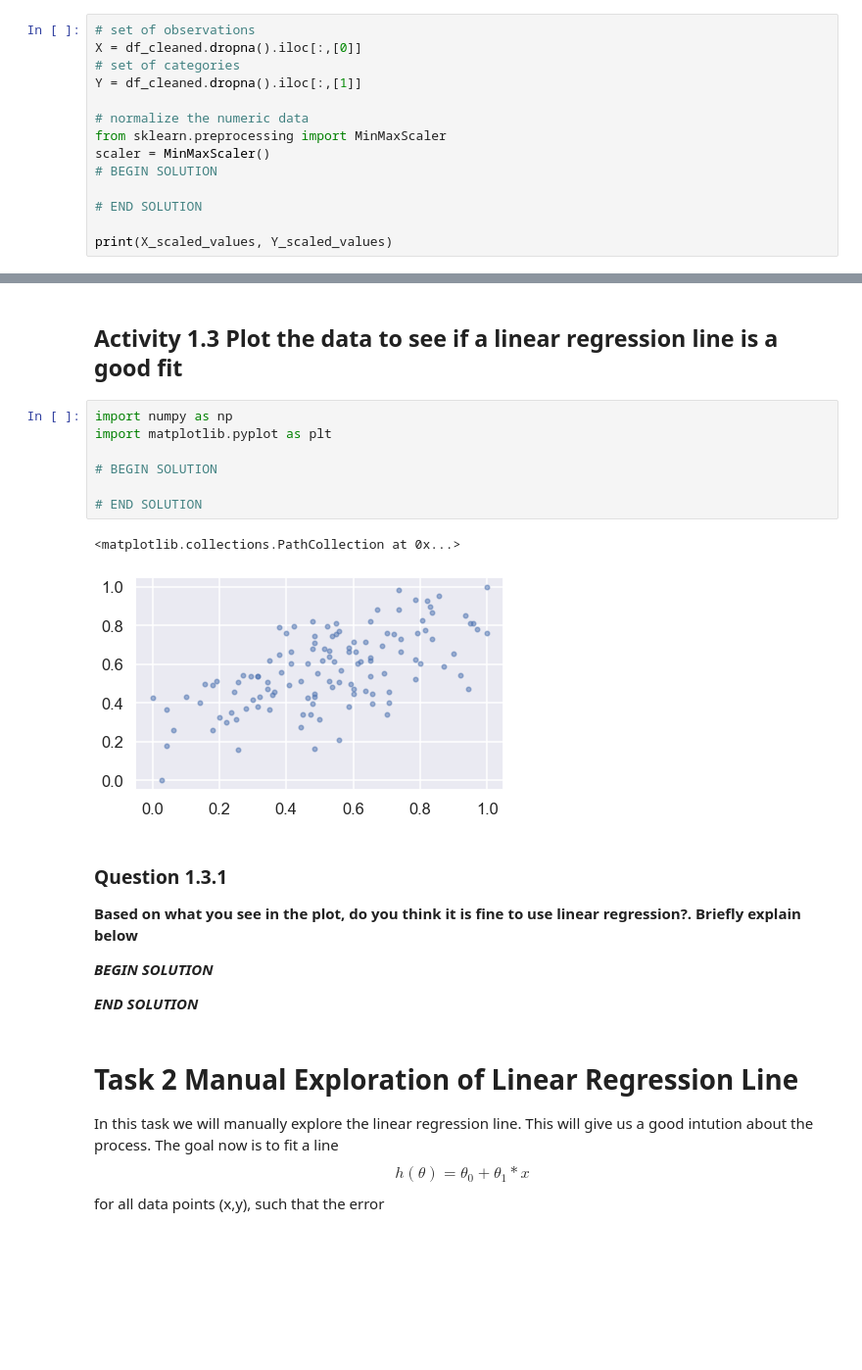
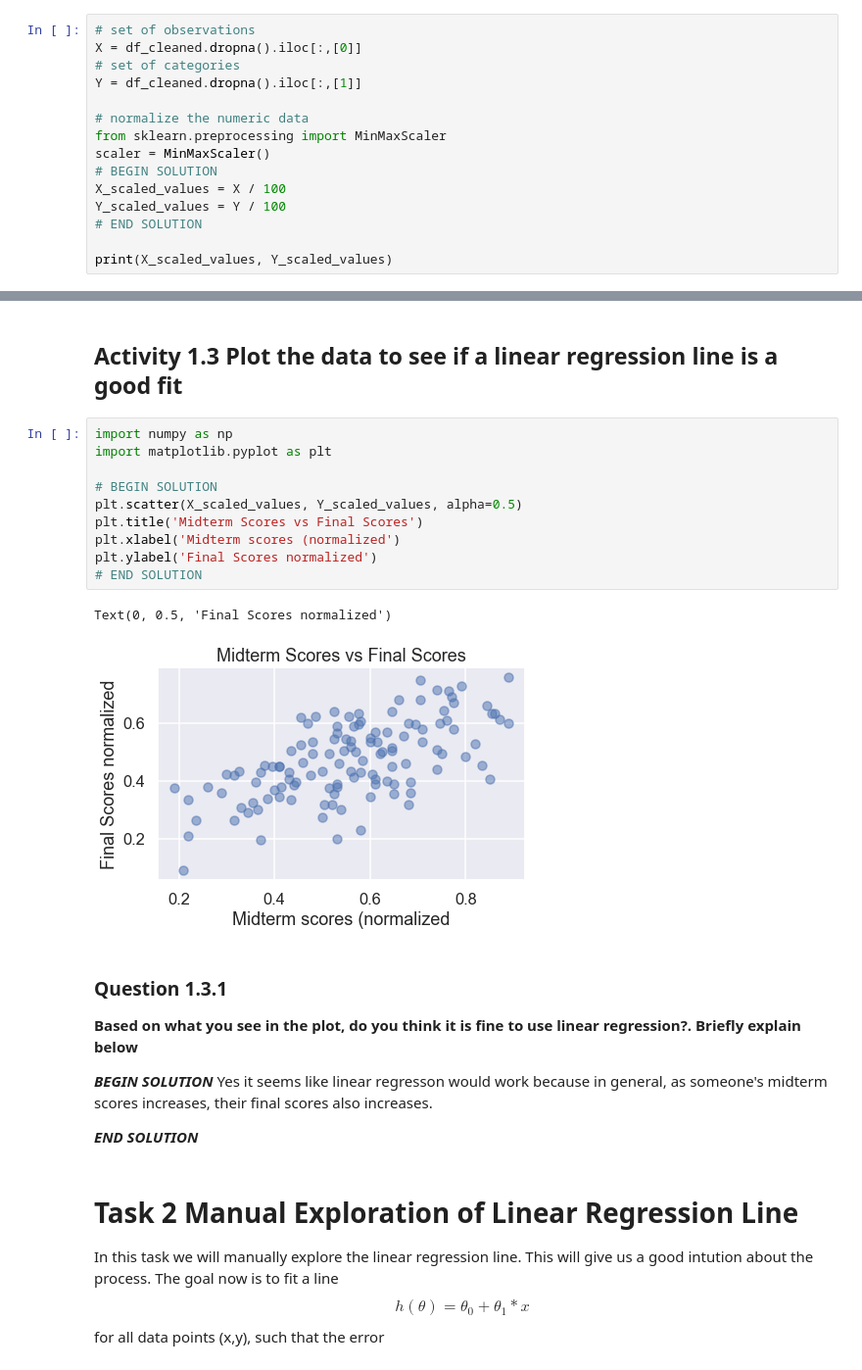
Before and after one commit to JakeTc/DSLabs, a Jupyter notebook: Lab 6/91_jt919_lab6.ipynb, the cells around one changed output, grey strips where cells are left out. Shown at 98% size. Saved outputs shown, nothing was run; the diff lists cells and outputs as text; blank space fills up the shorter version.

```diff
--- a/Lab 6/91_jt919_lab6.ipynb
+++ b/Lab 6/91_jt919_lab6.ipynb
@@ -76,7 +76,8 @@ Y = df_cleaned.dropna().iloc[:,[1]]
 from sklearn.preprocessing import MinMaxScaler
 scaler = MinMaxScaler()
 # BEGIN SOLUTION
-
+X_scaled_values = X / 100
+Y_scaled_values = Y / 100
 # END SOLUTION
 
 print(X_scaled_values, Y_scaled_values)
@@ -103,19 +104,22 @@ print(X_scaled_values, Y_scaled_values)
 # %%
 import numpy as np
 import matplotlib.pyplot as plt
 
 # BEGIN SOLUTION
-
+plt.scatter(X_scaled_values, Y_scaled_values, alpha=0.5)
+plt.title('Midterm Scores vs Final Scores')
+plt.xlabel('Midterm scores (normalized')
+plt.ylabel('Final Scores normalized')
 # END SOLUTION
 # %% [output]
-<matplotlib.collections.PathCollection at 0x...>
+Text(0, 0.5, 'Final Scores normalized')
-[figure, old version]
+[figure, new version]
 # %% [markdown]
 ### Question 1.3.1
 **Based on what you see in the plot, do you think it is fine to use linear regression?. Briefly explain below**
 
 ***BEGIN SOLUTION***
-
+Yes it seems like linear regresson would work because in general, as someone's midterm scores increases, their final scores also increases.
 
 ***END SOLUTION***
 # %% [markdown]
```
Also changed, not shown: parts of 2 cells of this notebook.
